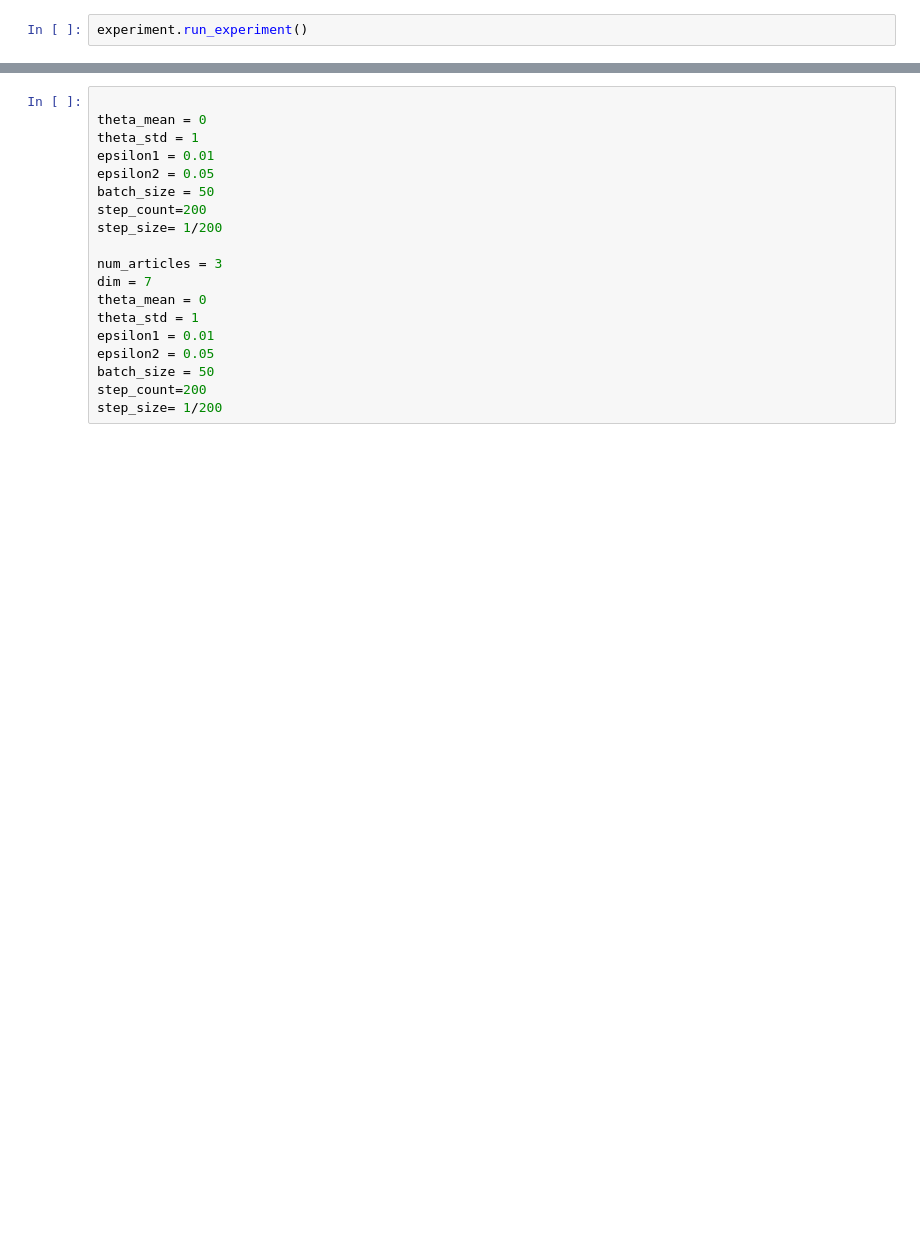
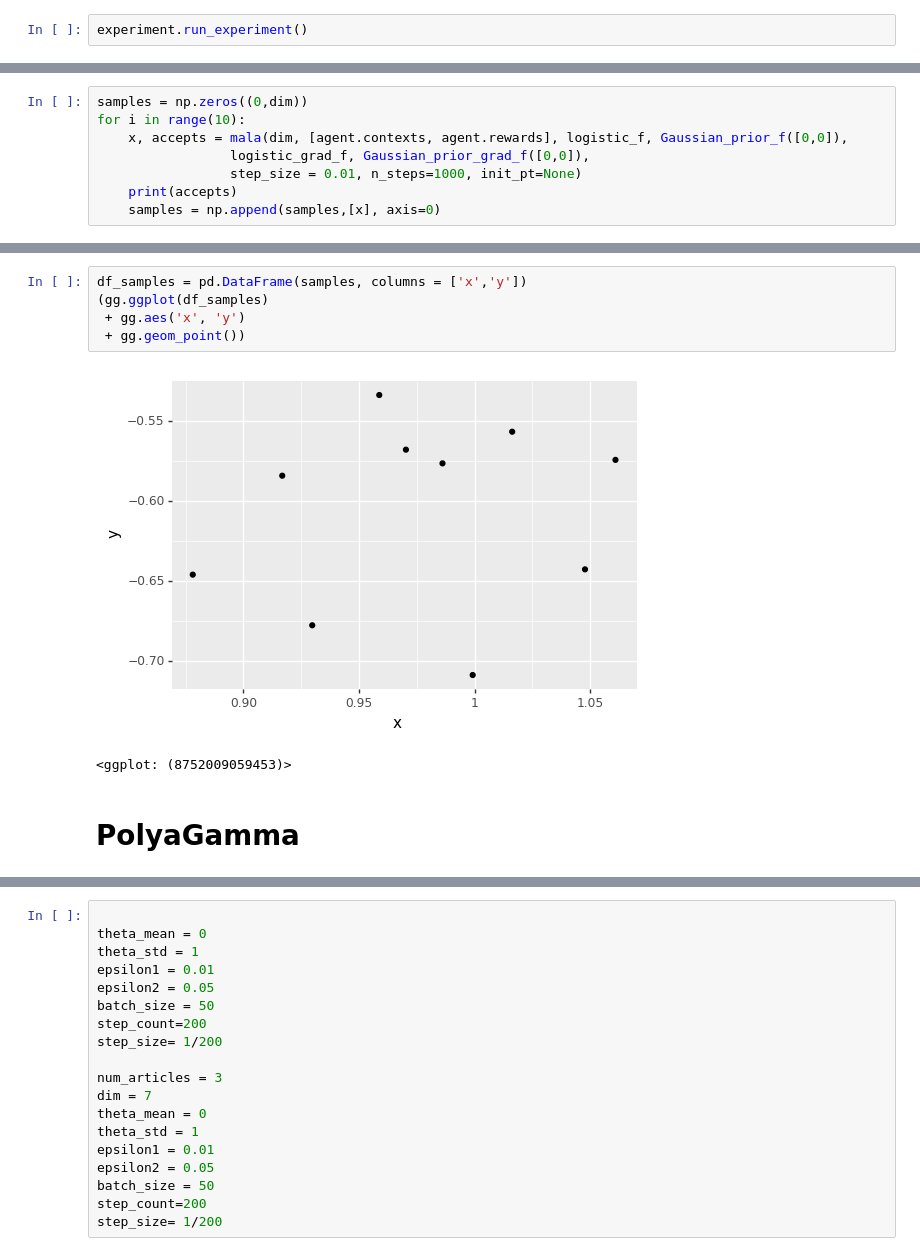
Before and after one commit to holdenlee/Online_Sampling, a Jupyter notebook: src/CheckSamplingQuality.ipynb, the cells around one changed output, grey strips where cells are left out. Saved outputs shown, nothing was run; the diff lists cells and outputs as text; blank space fills up the shorter version.

```diff
--- a/src/CheckSamplingQuality.ipynb
+++ b/src/CheckSamplingQuality.ipynb
@@ -128,0 +124,8 @@ df_samples = pd.DataFrame(samples, columns = ['x','y'])
+# %%
+samples = np.zeros((0,dim))
+for i in range(10):
+    x, accepts = mala(dim, [agent.contexts, agent.rewards], logistic_f, Gaussian_prior_f([0,0]),
+                 logistic_grad_f, Gaussian_prior_grad_f([0,0]),
+                 step_size = 0.01, n_steps=1000, init_pt=None)
+    print(accepts)
+    samples = np.append(samples,[x], axis=0)
@@ -128,0 +143,10 @@ df_samples = pd.DataFrame(samples, columns = ['x','y'])
+# %%
+df_samples = pd.DataFrame(samples, columns = ['x','y'])
+(gg.ggplot(df_samples)
+ + gg.aes('x', 'y')
+ + gg.geom_point())
+# %% [output]
+[figure, added]
+<ggplot: (8752009059453)>
+# %% [markdown]
+# PolyaGamma
```
Also changed, not shown: parts of 16 cells of this notebook, 13 other files.
